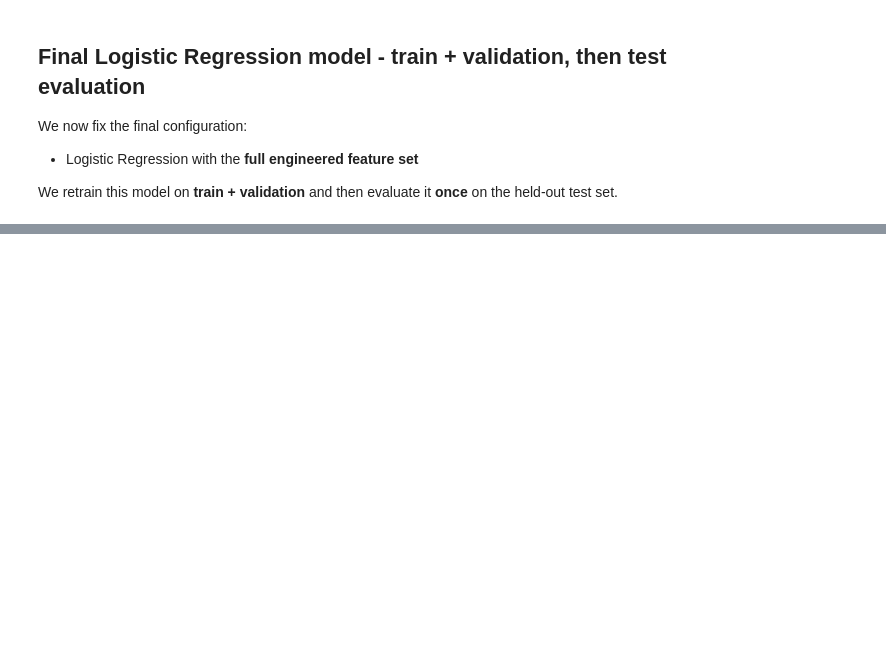
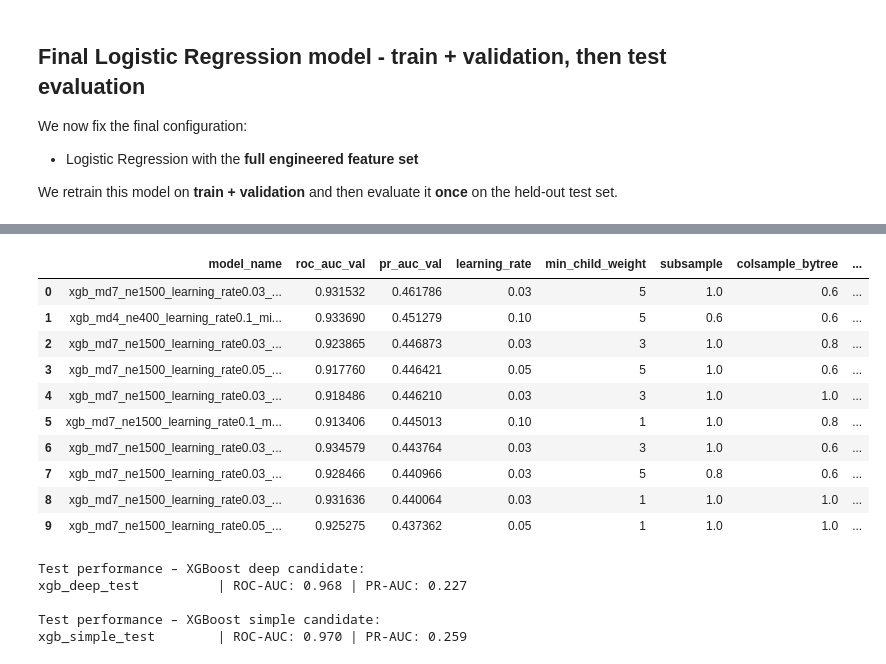
Before and after one commit to Tyainss/song-of-the-week, a Jupyter notebook: notebooks/01_model_training.ipynb, the cells around one changed output, grey strips where cells are left out. Drawn from its saved outputs; the diff is of its cells as text; code cells hidden in the pictures; blank space fills up the shorter version.

Commit message:
:sparkles: Finish Model Training in the notebook

```diff
--- a/notebooks/01_model_training.ipynb
+++ b/notebooks/01_model_training.ipynb
@@ -577,0 +671,17 @@ logreg_full_final      | ROC-AUC: 0.984 | PR-AUC: 0.256
+# %%
+from xgboost import XGBClassifier
+random_state = 42
+n_jobs = -1
+
+# Class balance on the train split
+n_pos_train = int(y_train.sum())
+n_neg_train = int(len(y_train) - n_pos_train)
+pos_rate_train = n_pos_train / (n_pos_train + n_neg_train)
+
+# Heuristic for imbalanced data: weight negatives vs positives
+scale_pos_weight = n_neg_train / n_pos_train
+
+print(f"Train positives: {n_pos_train}")
+print(f"Train negatives: {n_neg_train}")
+print(f"Positive rate (train): {pos_rate_train:.6f}")
+print(f"scale_pos_weight: {scale_pos_weight:.1f}")
@@ -577,0 +705,13 @@ logreg_full_final      | ROC-AUC: 0.984 | PR-AUC: 0.256
+# %%
+xgb_baseline = XGBClassifier(
+    n_estimators=200,
+    learning_rate=0.1,
+    scale_pos_weight=scale_pos_weight,  # handle imbalance
+    random_state=random_state,
+    n_jobs=n_jobs,
+)
+
+xgb_baseline.fit(X_train_full, y_train)
+
+print("Validation performance – XGBoost baseline:")
+evaluate_model("xgb_baseline_val", xgb_baseline, X_val_full, y_val)
@@ -577,0 +935,15 @@ logreg_full_final      | ROC-AUC: 0.984 | PR-AUC: 0.256
+# %%
+# Top 10 Results - Overall
+xgb_sweep_results_stage2.head(10)
+# %% [output]
+|  | model_name | roc_auc_val | pr_auc_val | learning_rate | min_child_weight | subsample | colsample_bytree | ... |
+| 0 | xgb_md7_ne1500_learning_rate0.03_... | 0.931532 | 0.461786 | 0.03 | 5 | 1.0 | 0.6 | ... |
+| 1 | xgb_md4_ne400_learning_rate0.1_mi... | 0.933690 | 0.451279 | 0.10 | 5 | 0.6 | 0.6 | ... |
+| 2 | xgb_md7_ne1500_learning_rate0.03_... | 0.923865 | 0.446873 | 0.03 | 3 | 1.0 | 0.8 | ... |
+| 3 | xgb_md7_ne1500_learning_rate0.05_... | 0.917760 | 0.446421 | 0.05 | 5 | 1.0 | 0.6 | ... |
+| 4 | xgb_md7_ne1500_learning_rate0.03_... | 0.918486 | 0.446210 | 0.03 | 3 | 1.0 | 1.0 | ... |
+| 5 | xgb_md7_ne1500_learning_rate0.1_m... | 0.913406 | 0.445013 | 0.10 | 1 | 1.0 | 0.8 | ... |
+| 6 | xgb_md7_ne1500_learning_rate0.03_... | 0.934579 | 0.443764 | 0.03 | 3 | 1.0 | 0.6 | ... |
+| 7 | xgb_md7_ne1500_learning_rate0.03_... | 0.928466 | 0.440966 | 0.03 | 5 | 0.8 | 0.6 | ... |
+| 8 | xgb_md7_ne1500_learning_rate0.03_... | 0.931636 | 0.440064 | 0.03 | 1 | 1.0 | 1.0 | ... |
+| 9 | xgb_md7_ne1500_learning_rate0.05_... | 0.925275 | 0.437362 | 0.05 | 1 | 1.0 | 1.0 | ... |
@@ -577,0 +970,35 @@ logreg_full_final      | ROC-AUC: 0.984 | PR-AUC: 0.256
+# %%
+# Build train+val set for final fits
+X_trainval_full = np.vstack([X_train_full, X_val_full])
+y_trainval = np.concatenate([y_train, y_val])
+
+
+# Deep candidate
+xgb_deep = XGBClassifier(
+    scale_pos_weight=scale_pos_weight,
+    random_state=random_state,
+    n_jobs=n_jobs,
+    **best_deep_params,
+)
+
+xgb_deep.fit(X_trainval_full, y_trainval)
+print("Test performance – XGBoost deep candidate:")
+evaluate_model("xgb_deep_test", xgb_deep, X_test_full, y_test)
+
+# Simpler candidate
+xgb_simple = XGBClassifier(
+    scale_pos_weight=scale_pos_weight,
+    random_state=random_state,
+    n_jobs=n_jobs,
+    **best_simple_params,
+)
+
+xgb_simple.fit(X_trainval_full, y_trainval)
+print("\nTest performance – XGBoost simple candidate:")
+evaluate_model("xgb_simple_test", xgb_simple, X_test_full, y_test)
+# %% [output]
+Test performance – XGBoost deep candidate:
+xgb_deep_test          | ROC-AUC: 0.968 | PR-AUC: 0.227
+
+Test performance – XGBoost simple candidate:
+xgb_simple_test        | ROC-AUC: 0.970 | PR-AUC: 0.259
```
Also changed, not shown: parts of 43 cells of this notebook.
